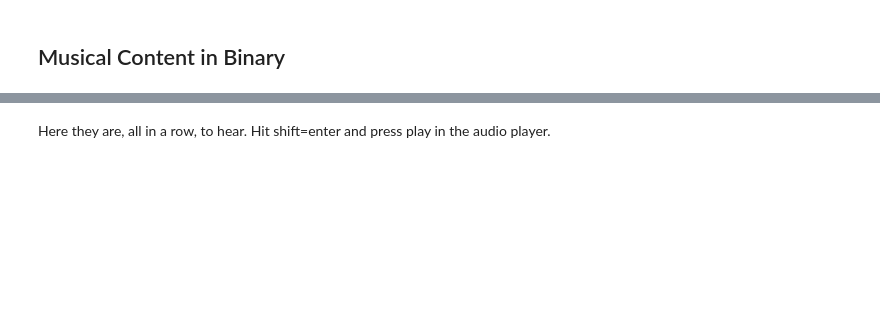
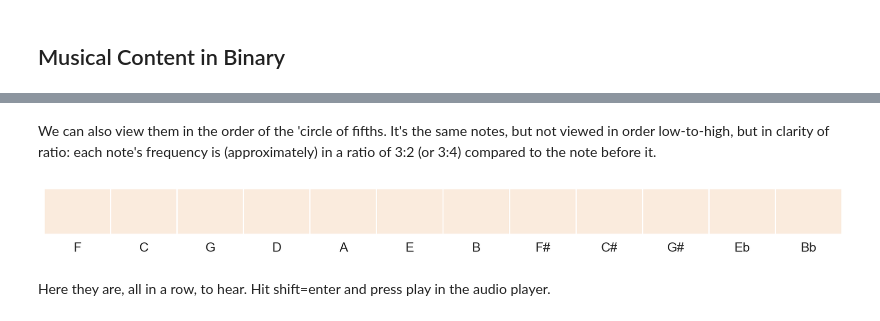
Before and after one commit to timsum/harmonypartition, a Jupyter notebook: jup/Chapter_1a_Twelve_Pitches.ipynb, the cells around one changed output, grey strips where cells are left out. Saved outputs shown, nothing was run; the diff lists cells and outputs as text; code cells hidden in the pictures; blank space fills up the shorter version.

```diff
--- a/jup/Chapter_1a_Twelve_Pitches.ipynb
+++ b/jup/Chapter_1a_Twelve_Pitches.ipynb
@@ -18,3 +19,9 @@ This harmonic system begins with twelve notes. These twelve notes can be written
+# %% [markdown]
+We can also view them in the order of the 'circle of fifths. It's the same notes, but not viewed in order low-to-high, but in clarity of ratio: each note's frequency is (approximately) in a ratio of 3:2 (or 3:4) compared to the note before it.
+# %%
+jpt_pt.notegroup_heatmap(all_notes, title="Circle of Fifths")
+# %% [output]
+[figure, added]
 # %% [markdown]
 Here they are, all in a row, to hear.  Hit shift=enter and press play in the audio player.
 # %%
```
Also changed, not shown: parts of 4 cells of this notebook, 1 other file.
